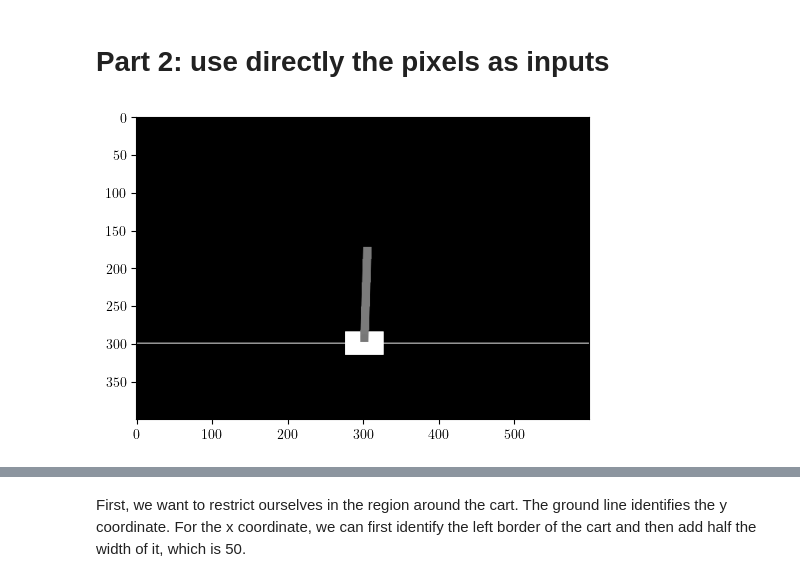
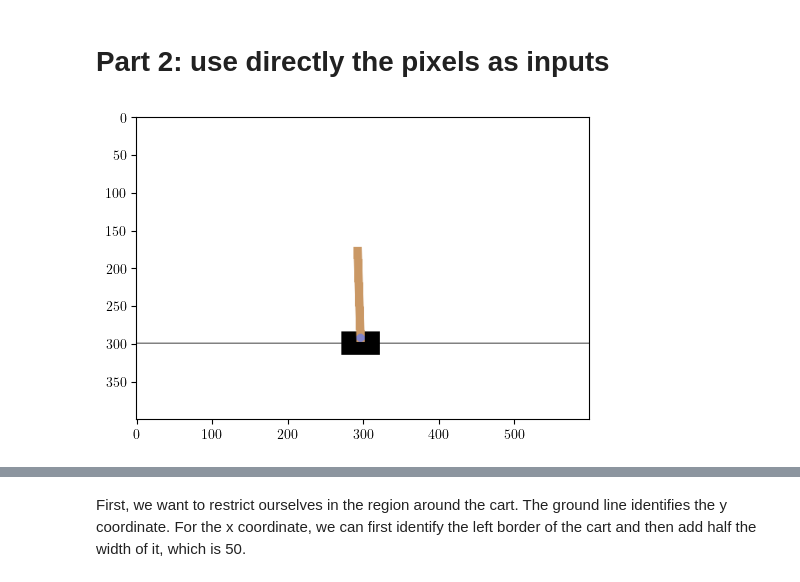
Before and after one commit to rossetl/NNDL, a Jupyter notebook: Homework3/Homework.ipynb, the cells around one changed output, grey strips where cells are left out. Drawn from its saved outputs; the diff is of its cells as text; code cells hidden in the pictures.

```diff
--- a/Homework3/Homework.ipynb
+++ b/Homework3/Homework.ipynb
@@ -283,11 +283,11 @@ for i, key in enumerate(keys[:-1]):
 # %%
 env = gym.make('CartPole-v1')
 env.reset()
 
 # let's take the image of the environment and turn it to greyscale
-image0 = env.render(mode='rgb_array').mean(-1)
+image0 = env.render(mode='rgb_array')
 
 plt.figure(dpi=100)
-plt.imshow(image0, cmap='Greys');
+plt.imshow(image0);
 # %% [output]
-[figure, old version]
+[figure, new version]
```
Also changed, not shown: parts of 14 cells of this notebook, 1 other file.
